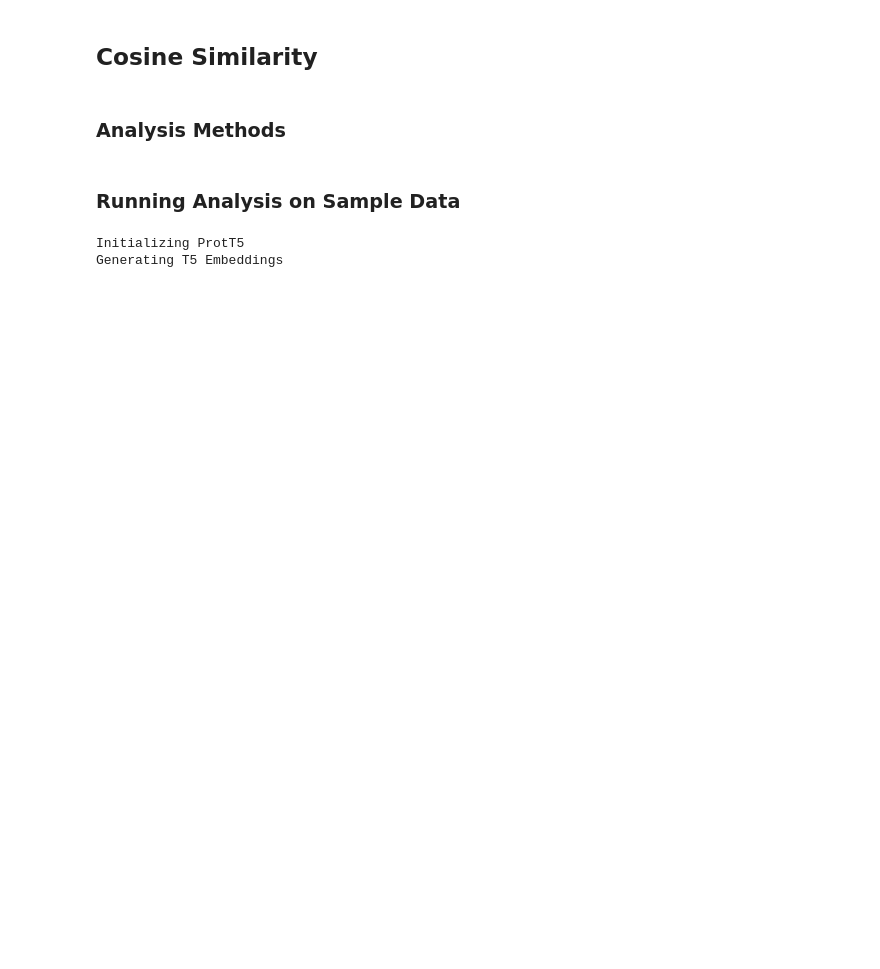
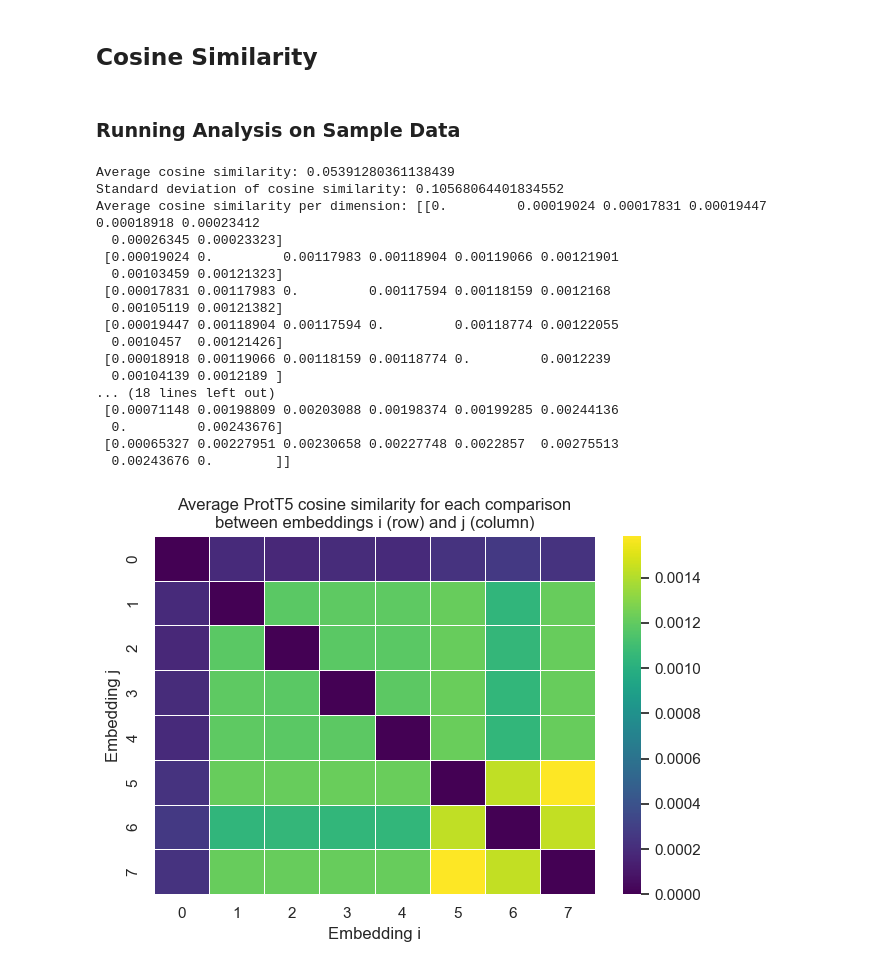
Before and after one commit to rgavigan/e-score, a Jupyter notebook: src/e-score.ipynb, the cells around one changed output. Cells and saved outputs as stored; diff of their text form; code cells hidden in the pictures; blank space fills up the shorter version.

```diff
--- a/src/e-score.ipynb
+++ b/src/e-score.ipynb
@@ -647,4 +671,2 @@ KeyboardInterrupt:
 # %% [markdown]
 ## Cosine Similarity
-# %% [markdown]
-### Analysis Methods
@@ -653,16 +673,7 @@ KeyboardInterrupt:
 # %% [markdown]
 ### Running Analysis on Sample Data
 # %%
-# Parameters
-saving_add = "./analysis/"
-seqs_path = "../data/uniprot_AGEVLEDQ.fasta"
-scoring = MODELS_LIST[0] # ProtT5
-alignment_type = ALIGNMENT_TYPES[0] # Global
-model, tokenizer = get_model(scoring)
-embeddings = get_fasta_embeddings(seqs_path, model, tokenizer, scoring)
-
-# Go through every pair (i, j) of embeddings and get the cosine similarity. For the cosine similarity, get the average, and standard deviation
-# of the cosine similarity between the two sequences for the dimensions of the embeddings.
+# Retrieve average and standard deviation results for cosine similarity
 num_embeddings = len(embeddings)
 running_avg = 0
 running_std = 0
@@ -681,34 +692,63 @@ for i in range(num_embeddings):
         # Update running average and standard deviation
         running_avg += np.mean(cosine_similarities)
         running_std += np.std(cosine_similarities)
         avg_per_dim[i, j] += np.mean(cosine_similarities)
         std_per_dim[i, j] += np.std(cosine_similarities)
 
 # Divide to update and get the average and standard deviation
 running_avg /= num_embeddings * (num_embeddings - 1)
 running_std /= num_embeddings * (num_embeddings - 1)
 
 # Divide to update the dimensional average and standard deviation results
 for i in range(num_embeddings):
     for j in range(num_embeddings):
         # Skip comparing it to itself
         if i == j: continue
 
         # Divide to get the average and standard deviation
         avg_per_dim[i, j] /= num_embeddings * (num_embeddings - 1)
         std_per_dim[i, j] /= num_embeddings * (num_embeddings - 1)
 
 print("Average cosine similarity: {}".format(running_avg))
 print("Standard deviation of cosine similarity: {}".format(running_std))
 
 # Set the print options to disable truncation
 np.set_printoptions(threshold=np.inf)
 
 print("Average cosine similarity per dimension: {}".format(avg_per_dim))
 print("Standard deviation of cosine similarity per dimension: {}".format(std_per_dim))
 
-# Analysis
-# print(get_cosine_similarities(embeddings[0], embeddings[1], Model, Tokenizer, scoring, 'sequences'))
+# Visualization
+sns.set(font_scale=1)
+avg_heatmap = sns.heatmap(avg_per_dim, cmap='viridis', linewidths=.5)
+avg_heatmap.set_xlabel('Embedding i')
+avg_heatmap.set_ylabel('Embedding j')
+plt.title('Average ' + scoring + ' cosine similarity for each comparison\nbetween embeddings i (row) and j (column)')
+plt.tight_layout()
+plt.show()
+
+std_heatmap = sns.heatmap(std_per_dim, cmap='viridis', linewidths=.5)
+std_heatmap.set_xlabel('Embedding i')
+std_heatmap.set_ylabel('Embedding j')
+plt.title(scoring + ' Standard deviation of cosine similarity for each comparison\nbetween embeddings i (row) and j (column)')
+plt.tight_layout()
+plt.show()
 # %% [output]
-Initializing ProtT5
-Generating T5 Embeddings
+Average cosine similarity: 0.05391280361138439
+Standard deviation of cosine similarity: 0.10568064401834552
+Average cosine similarity per dimension: [[0.         0.00019024 0.00017831 0.00019447 0.00018918 0.00023412
+  0.00026345 0.00023323]
+ [0.00019024 0.         0.00117983 0.00118904 0.00119066 0.00121901
+  0.00103459 0.00121323]
+ [0.00017831 0.00117983 0.         0.00117594 0.00118159 0.0012168
+  0.00105119 0.00121382]
+ [0.00019447 0.00118904 0.00117594 0.         0.00118774 0.00122055
+  0.0010457  0.00121426]
+ [0.00018918 0.00119066 0.00118159 0.00118774 0.         0.0012239
+  0.00104139 0.0012189 ]
+... (18 lines left out)
+ [0.00071148 0.00198809 0.00203088 0.00198374 0.00199285 0.00244136
+  0.         0.00243676]
+ [0.00065327 0.00227951 0.00230658 0.00227748 0.0022857  0.00275513
+  0.00243676 0.        ]]
+[figure, added]
```
Also changed, not shown: parts of 9 cells of this notebook, 1 other file.
